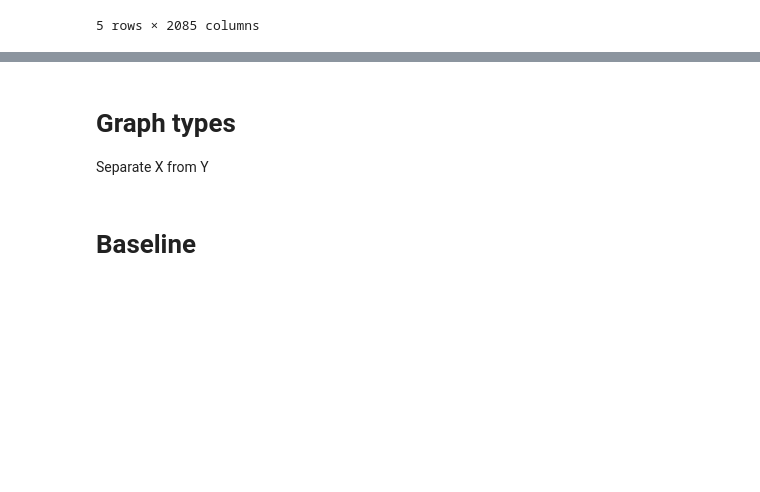
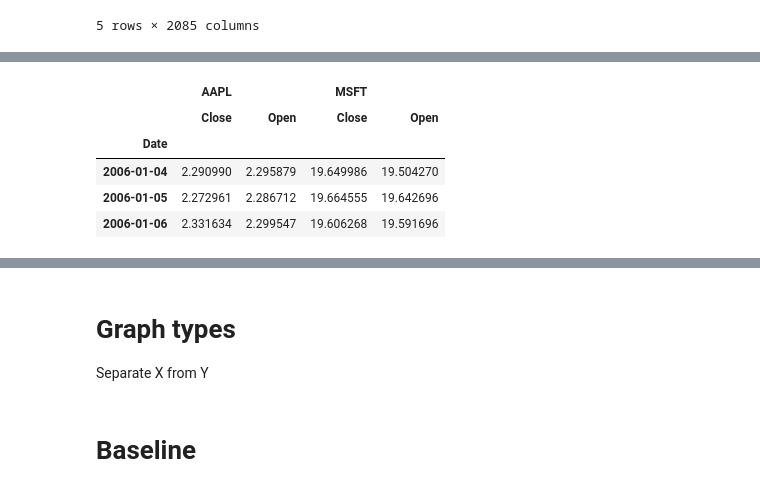
Before and after one commit to langflow-ai/wavy, a Jupyter notebook: notebooks/test_analysis.ipynb, the cells around one changed output, grey strips where cells are left out. Drawn from its saved outputs; the diff is of its cells as text; code cells hidden in the pictures; blank space fills up the shorter version.

```diff
--- a/notebooks/test_analysis.ipynb
+++ b/notebooks/test_analysis.ipynb
@@ -37,3 +70,12 @@ panel_.plot_slider()
+# %%
+panel_.y[1]
+# %% [output]
+|  | AAPL |  | MSFT |  |
+|  | Close | Open | Close | Open |
+| Date |  |  |  |  |
+| 2006-01-04 | 2.290990 | 2.295879 | 19.649986 | 19.504270 |
+| 2006-01-05 | 2.272961 | 2.286712 | 19.664555 | 19.642696 |
+| 2006-01-06 | 2.331634 | 2.299547 | 19.606268 | 19.591696 |
 # %%
 a = panel_.y.side_shift(1)
 # %%
```
Also changed, not shown: parts of 11 cells of this notebook, 8 other files.
